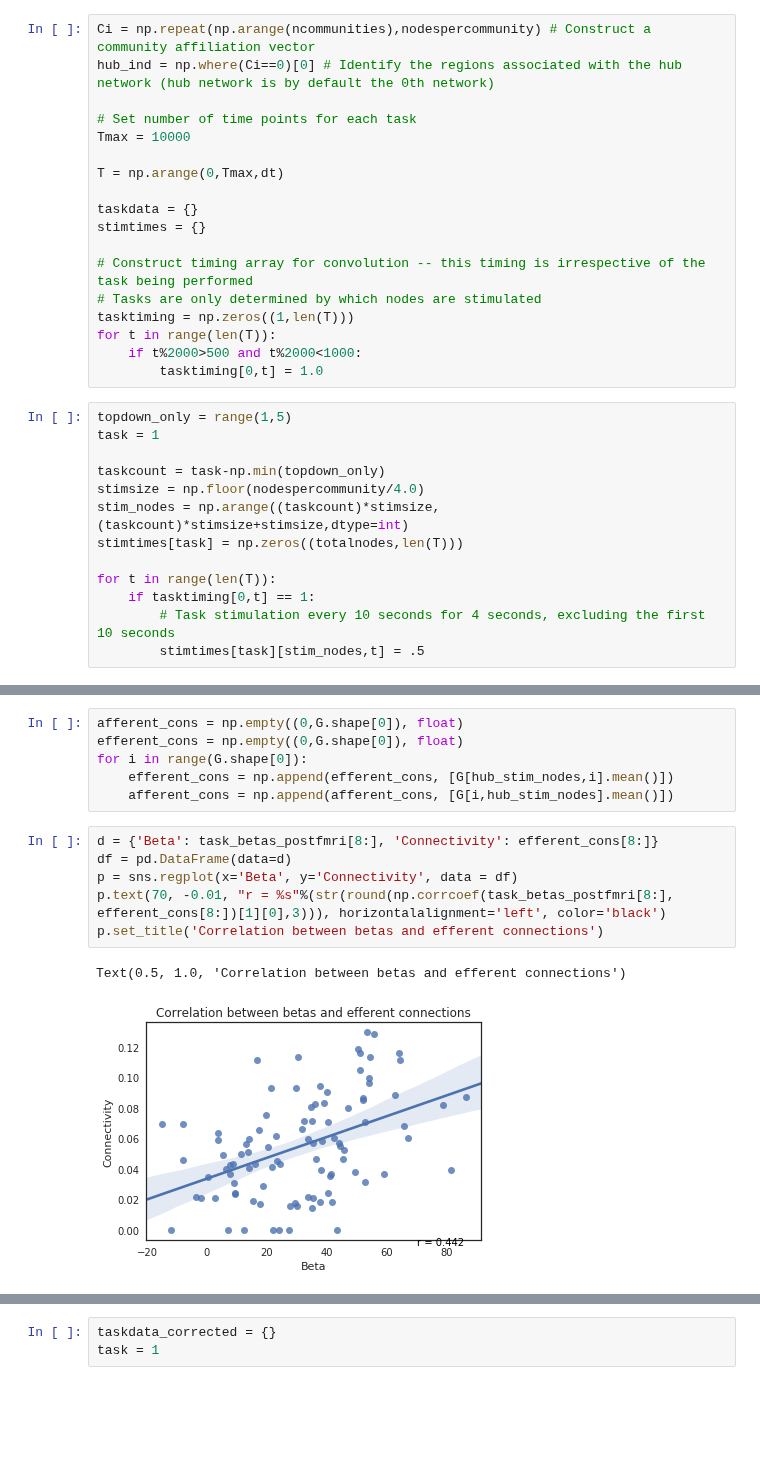
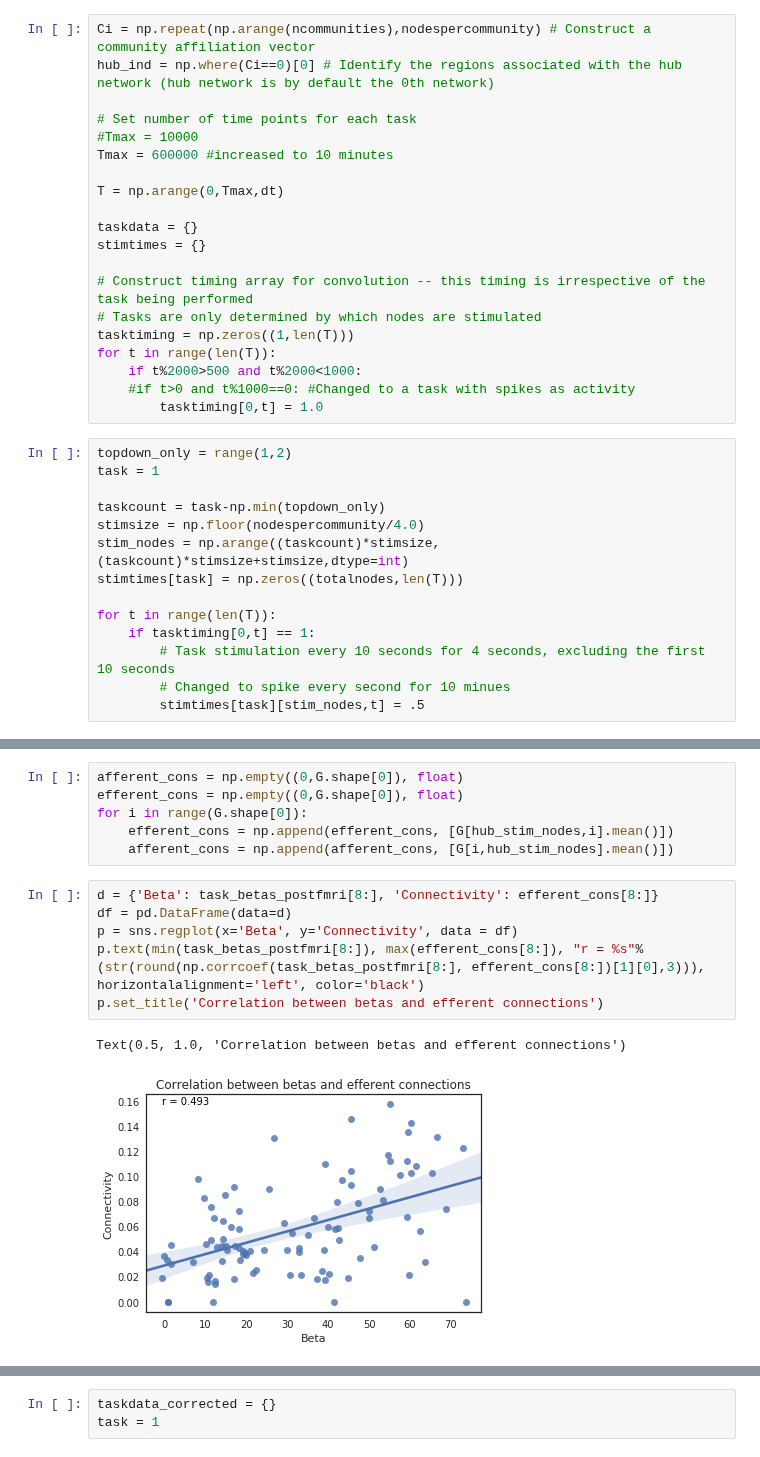
Before and after one commit to zenkavi/DevStudy_FmriNbs, a Jupyter notebook: notebooks/informationtransfermapping/TheoreticalResults/zenkavi_simulation_sandbox.ipynb, the cells around one changed output, grey strips where cells are left out. Cells and saved outputs as stored; diff of their text form; blank space fills up the shorter version.

```diff
--- a/notebooks/informationtransfermapping/TheoreticalResults/zenkavi_simulation_sandbox.ipynb
+++ b/notebooks/informationtransfermapping/TheoreticalResults/zenkavi_simulation_sandbox.ipynb
@@ -140,7 +135,8 @@ Ci = np.repeat(np.arange(ncommunities),nodespercommunity) # Construct a communit
 hub_ind = np.where(Ci==0)[0] # Identify the regions associated with the hub network (hub network is by default the 0th network)
 
 # Set number of time points for each task
-Tmax = 10000
+#Tmax = 10000
+Tmax = 600000 #increased to 10 minutes
 
 T = np.arange(0,Tmax,dt)
 
@@ -152,9 +148,10 @@ stimtimes = {}
 tasktiming = np.zeros((1,len(T)))
 for t in range(len(T)):
     if t%2000>500 and t%2000<1000:
+    #if t>0 and t%1000==0: #Changed to a task with spikes as activity
         tasktiming[0,t] = 1.0
 # %%
-topdown_only = range(1,5)
+topdown_only = range(1,2)
 task = 1
 
 taskcount = task-np.min(topdown_only)
@@ -165,5 +162,6 @@ stimtimes[task] = np.zeros((totalnodes,len(T)))
 for t in range(len(T)):
     if tasktiming[0,t] == 1:
         # Task stimulation every 10 seconds for 4 seconds, excluding the first 10 seconds
+        # Changed to spike every second for 10 minues
         stimtimes[task][stim_nodes,t] = .5
 # %% [markdown]
@@ -355,12 +340,12 @@ for i in range(G.shape[0]):
 # %%
 d = {'Beta': task_betas_postfmri[8:], 'Connectivity': efferent_cons[8:]}
 df = pd.DataFrame(data=d)
 p = sns.regplot(x='Beta', y='Connectivity', data = df)
-p.text(70, -0.01, "r = %s"%(str(round(np.corrcoef(task_betas_postfmri[8:], efferent_cons[8:])[1][0],3))), horizontalalignment='left', color='black')
+p.text(min(task_betas_postfmri[8:]), max(efferent_cons[8:]), "r = %s"%(str(round(np.corrcoef(task_betas_postfmri[8:], efferent_cons[8:])[1][0],3))), horizontalalignment='left', color='black')
 p.set_title('Correlation between betas and efferent connections')
 # %% [output]
 Text(0.5, 1.0, 'Correlation between betas and efferent connections')
-[figure, old version]
+[figure, new version]
 # %%
 d = {'Beta': task_betas_postfmri[8:], 'Connectivity': afferent_cons[8:]}
 df = pd.DataFrame(data=d)
```
Also changed, not shown: parts of 46 cells of this notebook.
